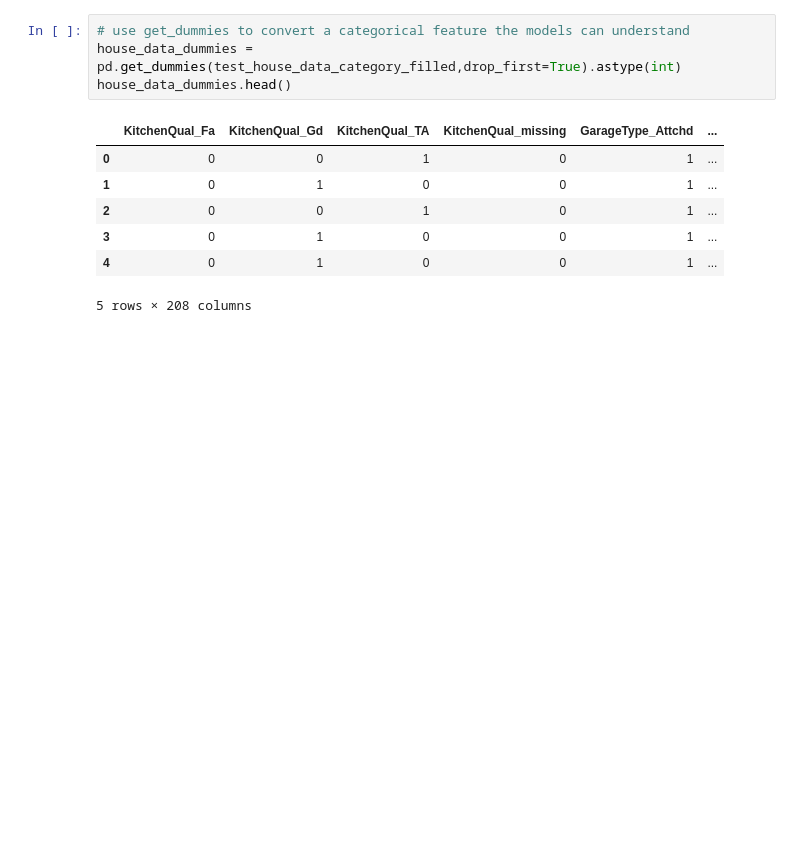
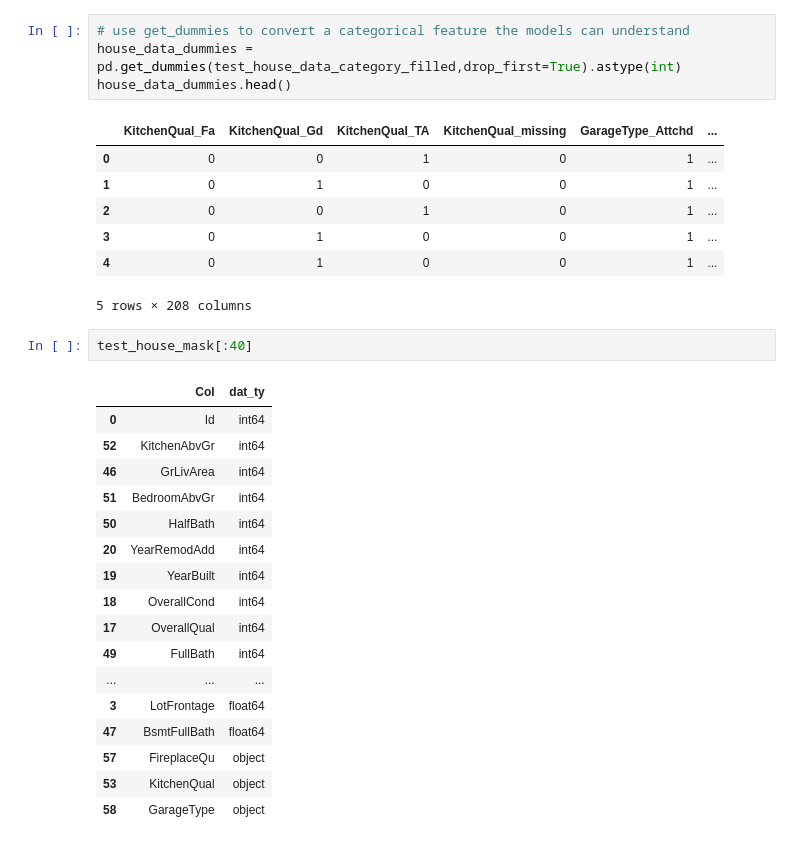
Before and after one commit to briggsy102/lol_project_home_pricing, a Jupyter notebook: home_pricing_model.ipynb, the cells around one changed output. Drawn from its saved outputs; the diff is of its cells as text; blank space fills up the shorter version.

```diff
--- a/home_pricing_model.ipynb
+++ b/home_pricing_model.ipynb
@@ -927,3 +927,23 @@ house_data_dummies.head()
 | 3 | 0 | 1 | 0 | 0 | 1 | ... |
 | 4 | 0 | 1 | 0 | 0 | 1 | ... |
 5 rows × 208 columns
+# %%
+test_house_mask[:40]
+# %% [output]
+|  | Col | dat_ty |
+| 0 | Id | int64 |
+| 52 | KitchenAbvGr | int64 |
+| 46 | GrLivArea | int64 |
+| 51 | BedroomAbvGr | int64 |
+| 50 | HalfBath | int64 |
+| 20 | YearRemodAdd | int64 |
+| 19 | YearBuilt | int64 |
+| 18 | OverallCond | int64 |
+| 17 | OverallQual | int64 |
+| 49 | FullBath | int64 |
+| ... | ... | ... |
+| 3 | LotFrontage | float64 |
+| 47 | BsmtFullBath | float64 |
+| 57 | FireplaceQu | object |
+| 53 | KitchenQual | object |
+| 58 | GarageType | object |
```
Also changed, not shown: parts of 1 cell of this notebook.
